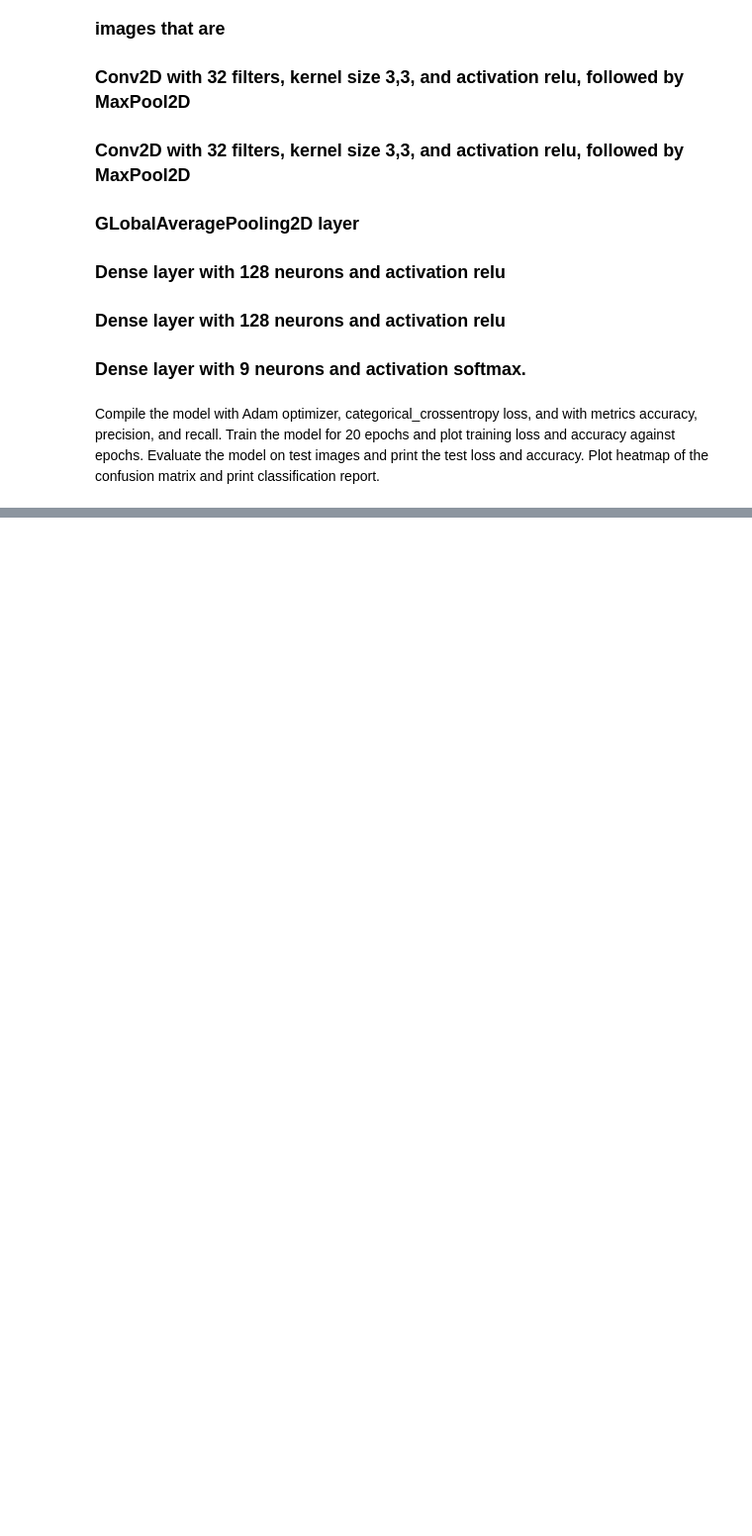
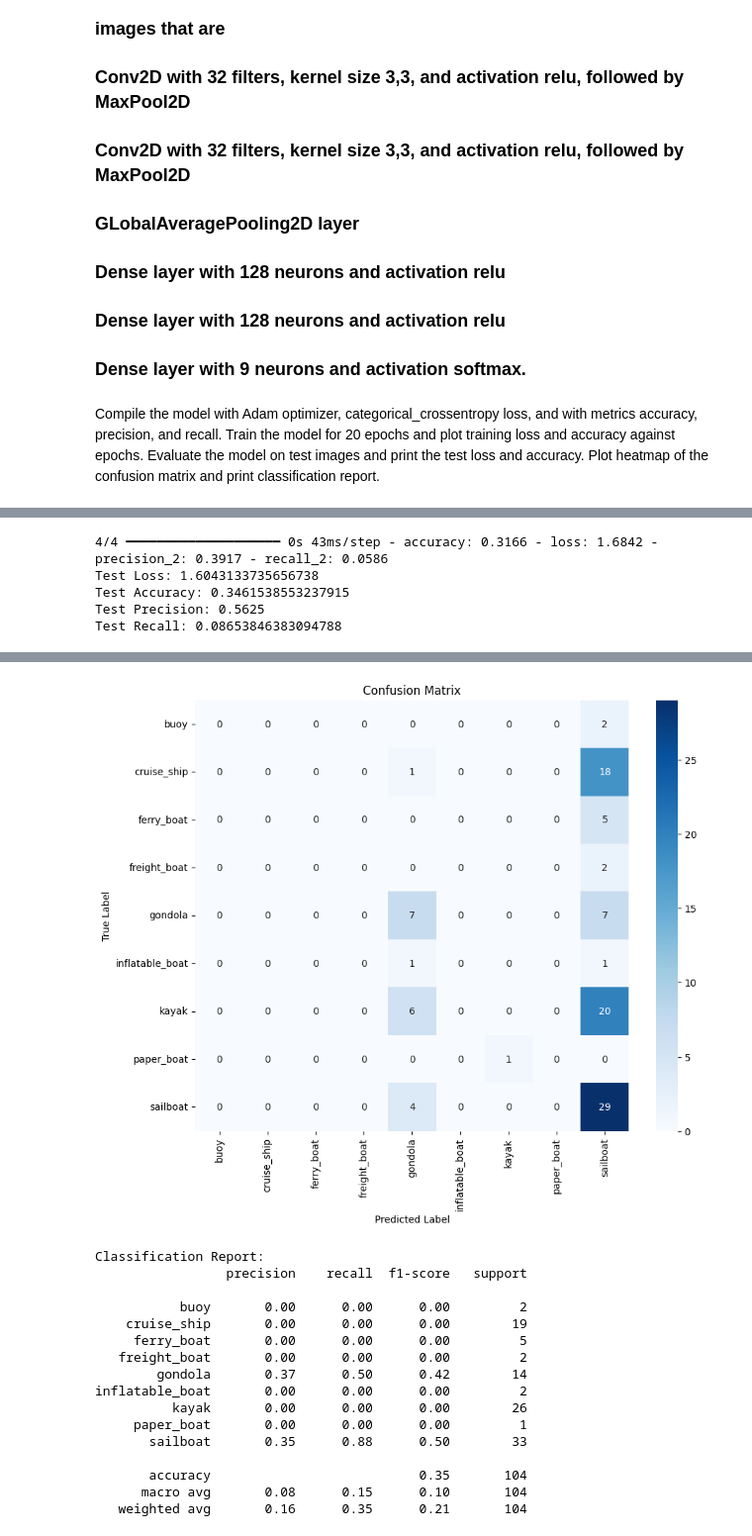
Before and after one commit to OsorioEL/BoatClassification_CNN_and_TransferLearning_Project, a Jupyter notebook: BoatClassification_CNN_TransferLearning.ipynb, the cells around one changed output, grey strips where cells are left out. Shown at 99% size. Saved outputs shown, nothing was run; the diff lists cells and outputs as text; code cells hidden in the pictures; blank space fills up the shorter version.

```diff
--- a/BoatClassification_CNN_TransferLearning.ipynb
+++ b/BoatClassification_CNN_TransferLearning.ipynb
@@ -377,11 +272,0 @@ history = model.fit(
-# %%
-num_classes = len(class_names)
-print(num_classes)
-
-for images, labels in train_ds.take(1):
-    print("Images shape:", images.shape)
-    print("Labels shape:", labels.shape)
-# %%
-for images, labels in train_ds.take(1):
-    print("Images shape:", images.shape)
-    print("Labels shape:", labels.shape)
@@ -389,0 +334,45 @@ print(f"Number of classes: {num_classes}")
+# %%
+# Evaluate the model on the test dataset
+test_loss, test_accuracy, test_precision, test_recall = model.evaluate(test_ds)
+
+# Print test loss, accuracy, precision, and recall
+print(f'Test Loss: {test_loss}')
+print(f'Test Accuracy: {test_accuracy}')
+print(f'Test Precision: {test_precision}')
+print(f'Test Recall: {test_recall}')
+# %% [output]
+4/4 ━━━━━━━━━━━━━━━━━━━━ 0s 43ms/step - accuracy: 0.3166 - loss: 1.6842 - precision_2: 0.3917 - recall_2: 0.0586
+Test Loss: 1.6043133735656738
+Test Accuracy: 0.3461538553237915
+Test Precision: 0.5625
+Test Recall: 0.08653846383094788
+# %%
+import numpy as np
+import seaborn as sns
+from sklearn.metrics import confusion_matrix, classification_report
+
+# Generate predictions from the model on the test set
+y_pred = []
+y_true = []
+
+# Iterate over the test dataset to get true labels and predicted labels
+for images, labels in test_ds:
+    predictions = model.predict(images)
+    y_pred.extend(np.argmax(predictions, axis=1))  # Convert predicted probabilities to class labels
+    y_true.extend(np.argmax(labels.numpy(), axis=1))  # Convert one-hot encoded labels back to integers
+
+# Compute the confusion matrix
+cm = confusion_matrix(y_true, y_pred)
+
+# Plot the confusion matrix as a heatmap
+plt.figure(figsize=(10, 8))
+sns.heatmap(cm, annot=True, fmt='d', cmap='Blues', xticklabels=class_names, yticklabels=class_names)
+plt.xlabel('Predicted Label')
+plt.ylabel('True Label')
+plt.title('Confusion Matrix')
+plt.show()
+
+# Print the classification report
+print('Classification Report:')
+print(classification_report(y_true, y_pred, target_names=class_names))
+# %% [output]
@@ -389,0 +384,17 @@ print(f"Number of classes: {num_classes}")
+[figure, added]
+Classification Report:
+                 precision    recall  f1-score   support
+
+           buoy       0.00      0.00      0.00         2
+    cruise_ship       0.00      0.00      0.00        19
+     ferry_boat       0.00      0.00      0.00         5
+   freight_boat       0.00      0.00      0.00         2
+        gondola       0.37      0.50      0.42        14
+inflatable_boat       0.00      0.00      0.00         2
+          kayak       0.00      0.00      0.00        26
+     paper_boat       0.00      0.00      0.00         1
+       sailboat       0.35      0.88      0.50        33
+
+       accuracy                           0.35       104
+      macro avg       0.08      0.15      0.10       104
+   weighted avg       0.16      0.35      0.21       104
```
Also changed, not shown: parts of 18 cells of this notebook.
